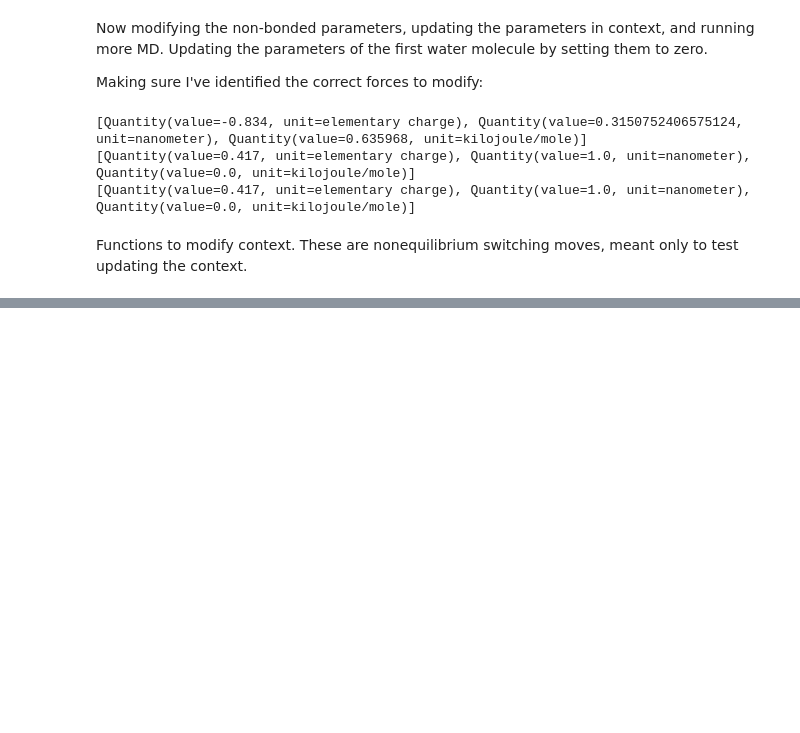
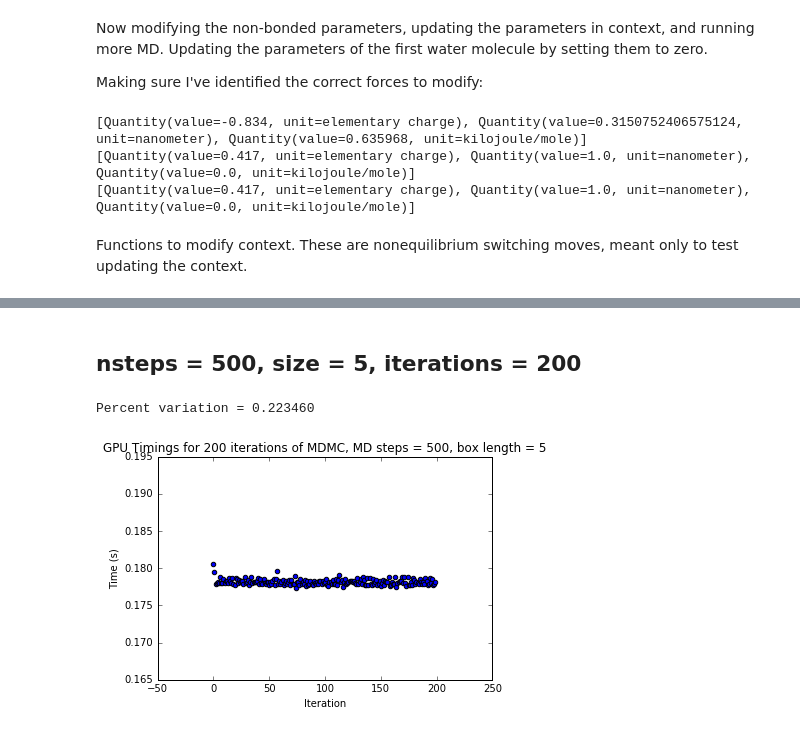
Before and after one commit to choderalab/saltswap, a Jupyter notebook: Analysis/Performance/MinimalTest/WaterSwitching.ipynb, the cells around one changed output, grey strips where cells are left out. Cells and saved outputs as stored; diff of their text form; code cells hidden in the pictures; blank space fills up the shorter version.

```diff
--- a/Analysis/Performance/MinimalTest/WaterSwitching.ipynb
+++ b/Analysis/Performance/MinimalTest/WaterSwitching.ipynb
@@ -118,0 +136,20 @@ Percent fluctuation = 11.27
+# %% [markdown]
+## nsteps = 500, size = 5, iterations = 200
+# %%
+file = open("timings_step500_size5.txt").readlines()
+t = []
+for line in file[2:]:
+    num = float(line.strip("\n"))
+    t.append(num)
+t = np.array(t)
+
+plt.clf()
+plt.scatter(x=np.arange(len(t)),y=t)
+plt.xlabel("Iteration")
+plt.ylabel("Time (s)")
+plt.title("GPU Timings for 200 iterations of MDMC, MD steps = 500, box length = 5")
+print "Percent variation = {0:2f}".format(100*np.std(t)/np.mean(t))
+plt.show()
+# %% [output]
+Percent variation = 0.223460
+[figure, added]
```
Also changed, not shown: parts of 22 cells of this notebook, 3 other files.
